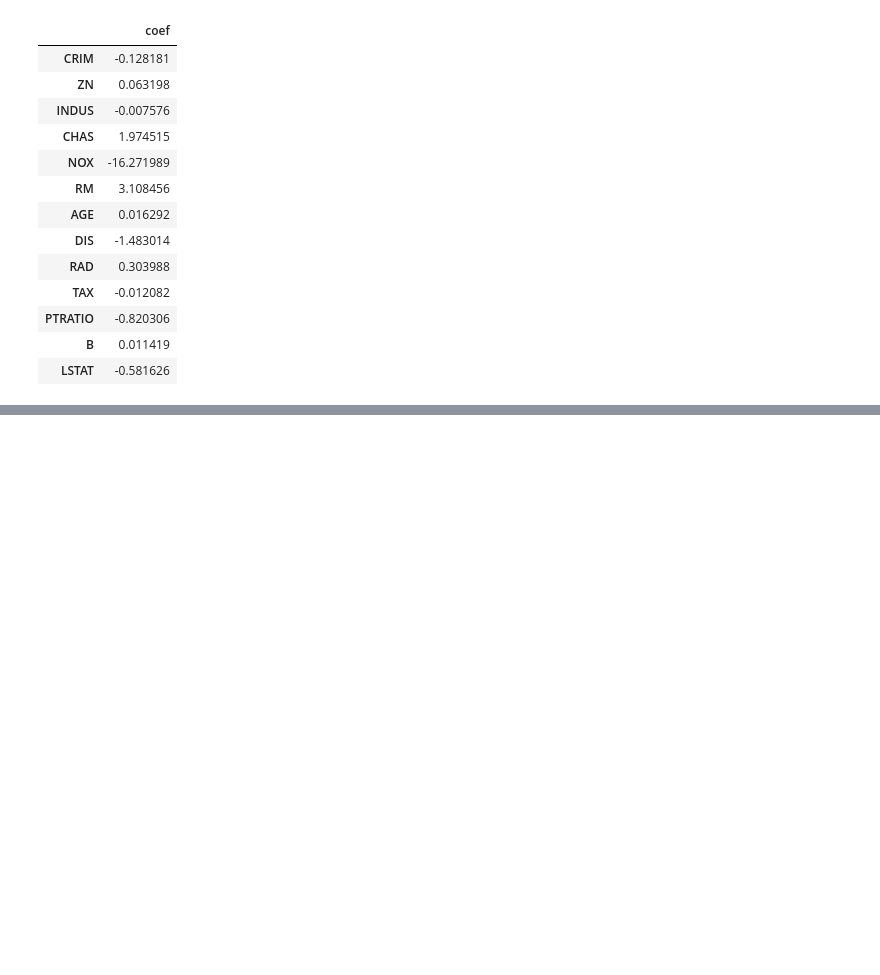
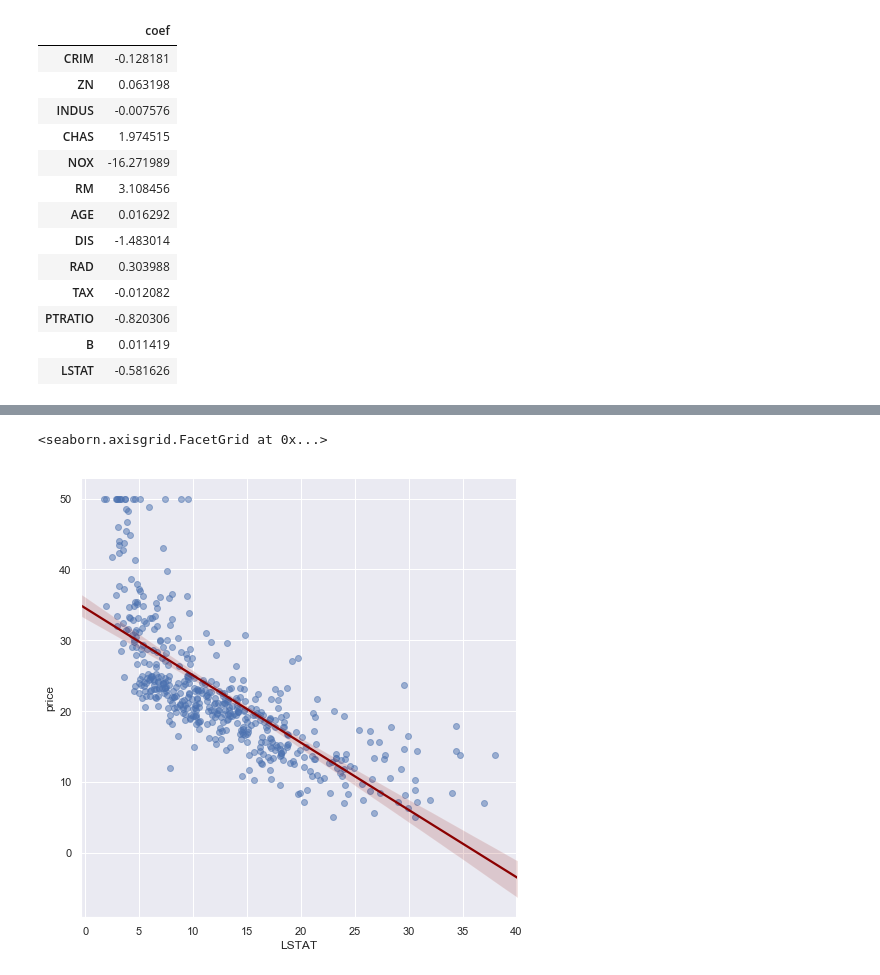
Before and after one commit to codetosanfrancisco/ds, a Jupyter notebook: boston_house_price/Multivariate Regression.ipynb, the cells around one changed output, grey strips where cells are left out. Drawn from its saved outputs; the diff is of its cells as text; code cells hidden in the pictures; blank space fills up the shorter version.

```diff
--- a/boston_house_price/Multivariate Regression.ipynb
+++ b/boston_house_price/Multivariate Regression.ipynb
@@ -417,0 +469,5 @@ Intercept 36.53305138282439
+# %%
+sns.lmplot(x='LSTAT', y='price',data=data , size=7, scatter_kws={'alpha': 0.5}, line_kws={'color': 'darkred'})
+# %% [output]
+<seaborn.axisgrid.FacetGrid at 0x...>
+[figure, added]
```
Also changed, not shown: parts of 31 cells of this notebook, 2 other files.
